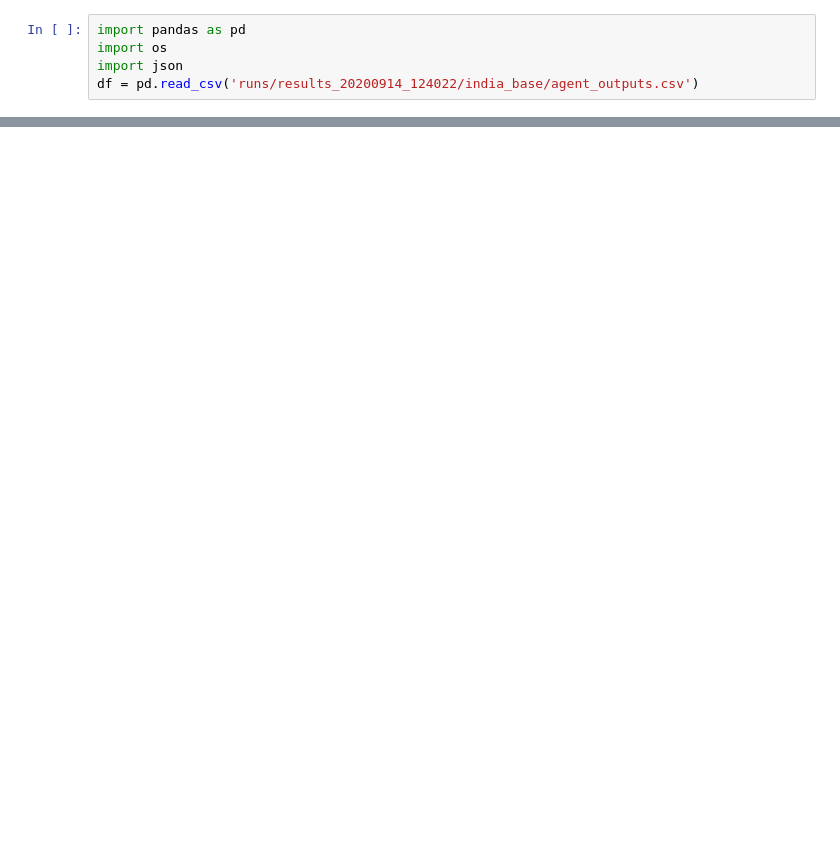
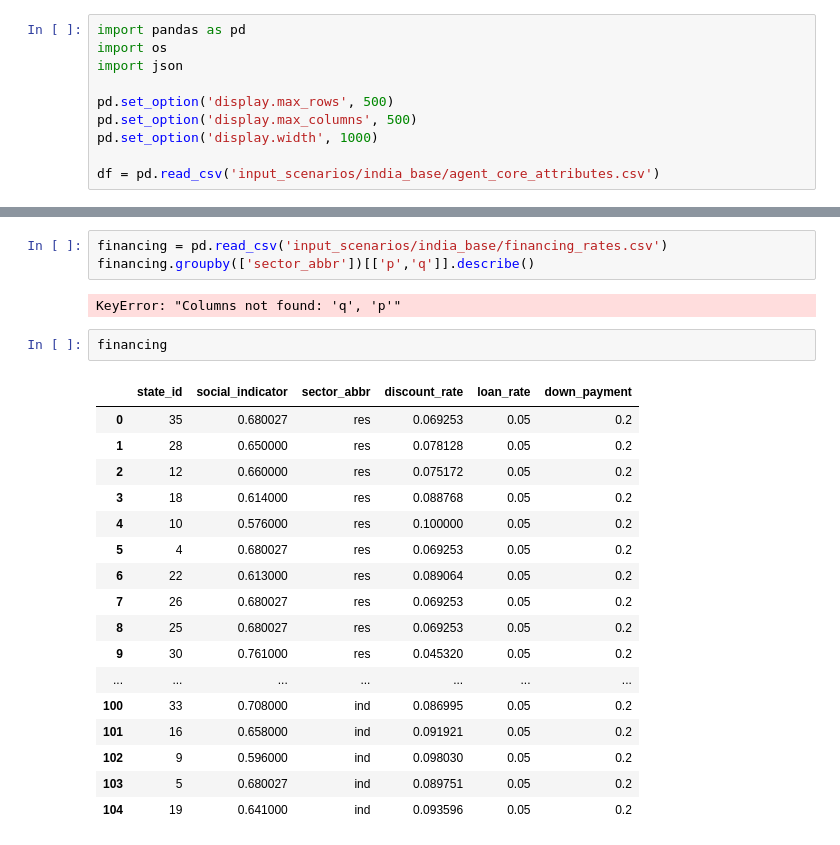
Before and after one commit to jmarinpi/dgen_globetrotter, a Jupyter notebook: agent_inspect.ipynb, the cells around one changed output, grey strips where cells are left out. Drawn from its saved outputs; the diff is of its cells as text; blank space fills up the shorter version.

```diff
--- a/agent_inspect.ipynb
+++ b/agent_inspect.ipynb
@@ -2,4 +2,9 @@
 import pandas as pd
 import os
 import json
-df = pd.read_csv('runs/results_20200914_124022/india_base/agent_outputs.csv')
+
+pd.set_option('display.max_rows', 500)
+pd.set_option('display.max_columns', 500)
+pd.set_option('display.width', 1000)
+
+df = pd.read_csv('input_scenarios/india_base/agent_core_attributes.csv')
@@ -102,0 +33,25 @@ tariffs
+# %%
+financing = pd.read_csv('input_scenarios/india_base/financing_rates.csv')
+financing.groupby(['sector_abbr'])[['p','q']].describe()
+# %% [output]
+KeyError: "Columns not found: 'q', 'p'"
+# %%
+financing
+# %% [output]
+|  | state_id | social_indicator | sector_abbr | discount_rate | loan_rate | down_payment |
+| 0 | 35 | 0.680027 | res | 0.069253 | 0.05 | 0.2 |
+| 1 | 28 | 0.650000 | res | 0.078128 | 0.05 | 0.2 |
+| 2 | 12 | 0.660000 | res | 0.075172 | 0.05 | 0.2 |
+| 3 | 18 | 0.614000 | res | 0.088768 | 0.05 | 0.2 |
+| 4 | 10 | 0.576000 | res | 0.100000 | 0.05 | 0.2 |
+| 5 | 4 | 0.680027 | res | 0.069253 | 0.05 | 0.2 |
+| 6 | 22 | 0.613000 | res | 0.089064 | 0.05 | 0.2 |
+| 7 | 26 | 0.680027 | res | 0.069253 | 0.05 | 0.2 |
+| 8 | 25 | 0.680027 | res | 0.069253 | 0.05 | 0.2 |
+| 9 | 30 | 0.761000 | res | 0.045320 | 0.05 | 0.2 |
+| ... | ... | ... | ... | ... | ... | ... |
+| 100 | 33 | 0.708000 | ind | 0.086995 | 0.05 | 0.2 |
+| 101 | 16 | 0.658000 | ind | 0.091921 | 0.05 | 0.2 |
+| 102 | 9 | 0.596000 | ind | 0.098030 | 0.05 | 0.2 |
+| 103 | 5 | 0.680027 | ind | 0.089751 | 0.05 | 0.2 |
+| 104 | 19 | 0.641000 | ind | 0.093596 | 0.05 | 0.2 |
```
Also changed, not shown: parts of 9 cells of this notebook, 15 other files.
